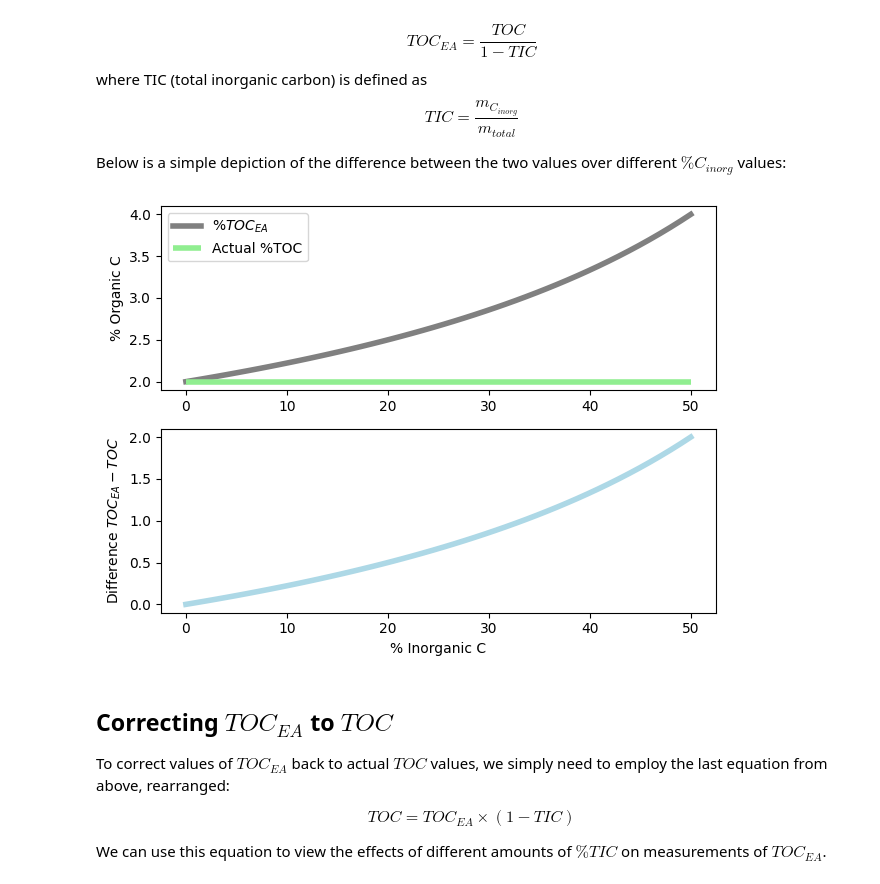
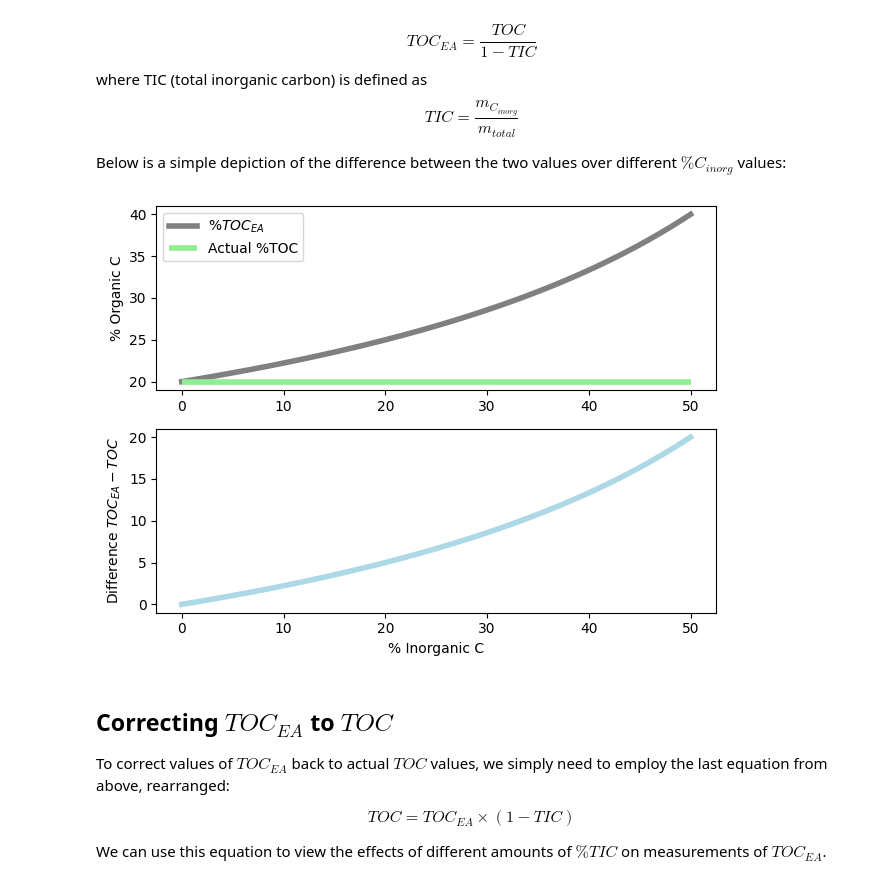
Before and after one commit to DirtBurner/Org_and_Inorg_C, a Jupyter notebook: Remove_Carbonate.ipynb, the cells around one changed output. Cells and saved outputs as stored; diff of their text form; code cells hidden in the pictures.

```diff
--- a/Remove_Carbonate.ipynb
+++ b/Remove_Carbonate.ipynb
@@ -68,12 +68,12 @@ def plot_diff(TOC, inorg_range=(0,50)):
     plt.tight_layout()
 # %%
 #Change the TOC value to something that is likely to be measured in your sample set:
-TOC = 2
+TOC = 20
 #Run the function from above to generate a plot. Remember that you can add a range of inorganic % C to the function
 #if you want to plot over a different range than the default 0-50%.
 plot_diff(TOC)
 # %% [output]
-[figure, old version]
+[figure, new version]
 # %% [markdown]
 ## Correcting $TOC_{EA}$ to $TOC$
 
```
Also changed, not shown: parts of 2 cells of this notebook.
